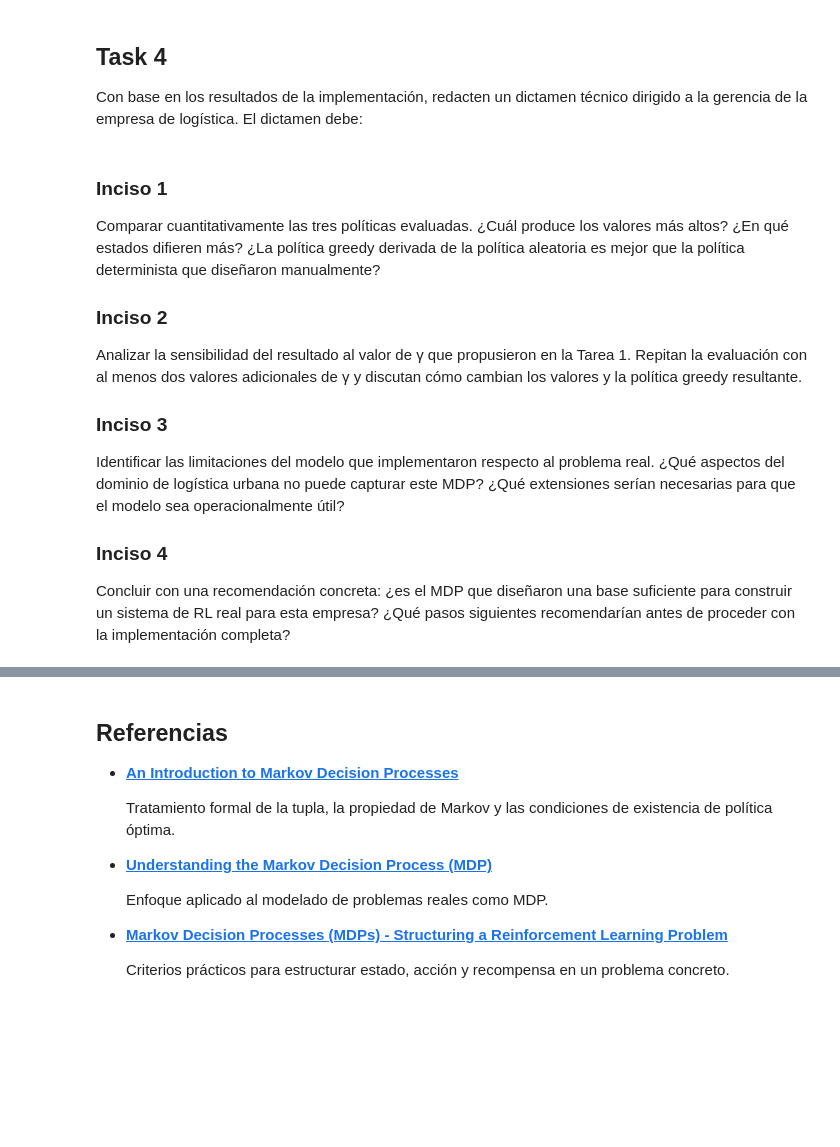
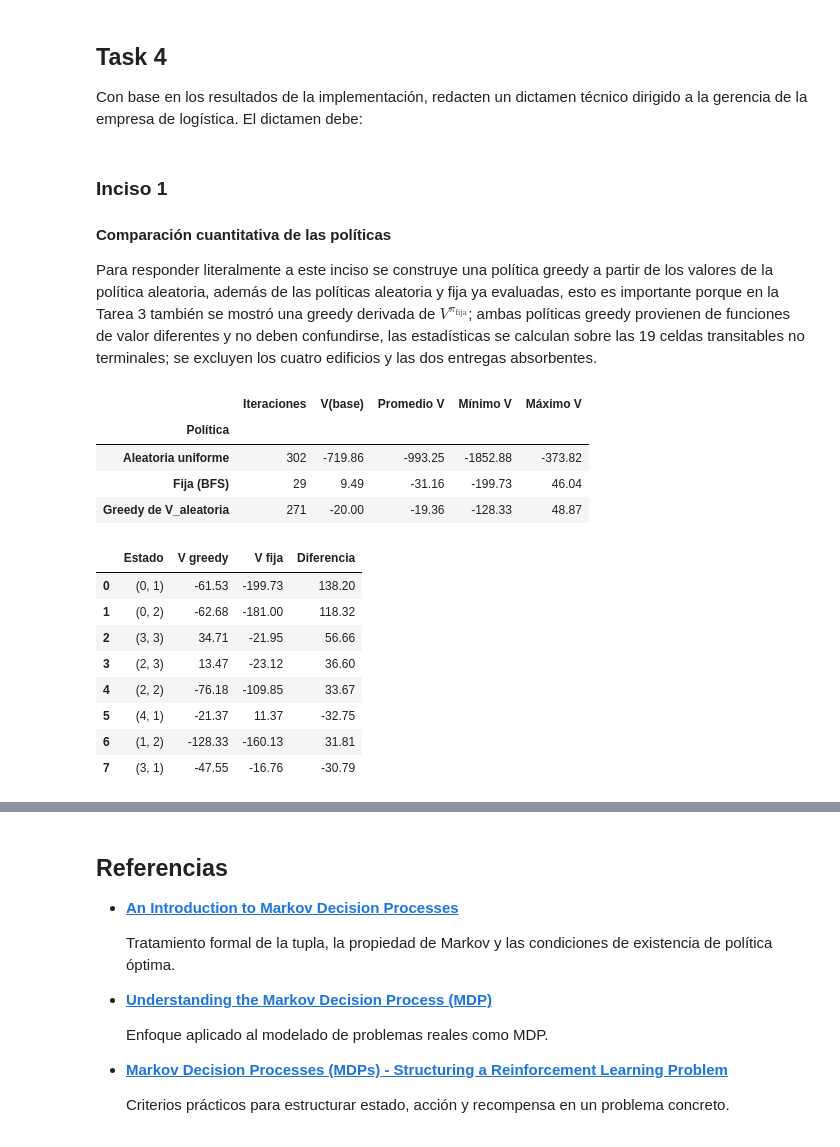
Before and after one commit to donmatthiuz/RL, a Jupyter notebook: Reporte.ipynb, the cells around one changed output, grey strips where cells are left out. Drawn from its saved outputs; the diff is of its cells as text; code cells hidden in the pictures; blank space fills up the shorter version.

```diff
--- a/Reporte.ipynb
+++ b/Reporte.ipynb
@@ -640,16 +640,59 @@ Con base en los resultados de la implementación, redacten un dictamen técnico
 # %% [markdown]
 ### Inciso 1
 
-Comparar cuantitativamente las tres políticas evaluadas. ¿Cuál produce los valores más altos? ¿En qué estados difieren más? ¿La política greedy derivada de la política aleatoria es mejor que la política determinista que diseñaron manualmente?
+#### Comparación cuantitativa de las políticas
 
-### Inciso 2
-
-Analizar la sensibilidad del resultado al valor de γ que propusieron en la Tarea 1. Repitan la evaluación con al menos dos valores adicionales de γ y discutan cómo cambian los valores y la política greedy resultante.
-
-### Inciso 3
-
-Identificar las limitaciones del modelo que implementaron respecto al problema real. ¿Qué aspectos del dominio de logística urbana no puede capturar este MDP? ¿Qué extensiones serían necesarias para que el modelo sea operacionalmente útil?
-
-### Inciso 4
-
-Concluir con una recomendación concreta: ¿es el MDP que diseñaron una base suficiente para construir un sistema de RL real para esta empresa? ¿Qué pasos siguientes recomendarían antes de proceder con la implementación completa?
+Para responder literalmente a este inciso se construye una política greedy a partir de los valores de la política aleatoria, además de las políticas aleatoria y fija ya evaluadas, esto es importante porque en la Tarea 3 también se mostró una greedy derivada de $V^{\pi_{\text{fija}}}$; ambas políticas greedy provienen de funciones de valor diferentes y no deben confundirse, las estadísticas se calculan sobre las 19 celdas transitables no terminales; se excluyen los cuatro edificios y las dos entregas absorbentes.
+# %%
+# Política greedy solicitada en la Task 4: derivada de V de la política aleatoria.
+pi_greedy_random = greedy_policy_from_values(mdp, V_random, GAMMA)
+V_greedy_random, it_greedy_random = policy_evaluation(
+    mdp, pi_greedy_random, GAMMA, THETA
+)
+
+states_report = [s for s in mdp.states
+                 if not mdp.is_terminal(s) and s not in OBSTACLES]
+
+def policy_metrics(name, V, iterations):
+    values = np.array([V[s] for s in states_report])
+    return {
+        "Política": name,
+        "Iteraciones": iterations,
+        "V(base)": V[BASE],
+        "Promedio V": values.mean(),
+        "Mínimo V": values.min(),
+        "Máximo V": values.max(),
+    }
+
+comparison = pd.DataFrame([
+    policy_metrics("Aleatoria uniforme", V_random, it_random),
+    policy_metrics("Fija (BFS)", V_fixed, it_fixed),
+    policy_metrics("Greedy de V_aleatoria", V_greedy_random, it_greedy_random),
+]).set_index("Política").round(2)
+display(comparison)
+
+# Estados con mayor diferencia absoluta entre la greedy y la fija.
+largest_differences = sorted(
+    ((s, V_greedy_random[s], V_fixed[s],
+      V_greedy_random[s] - V_fixed[s]) for s in states_report),
+    key=lambda row: abs(row[3]), reverse=True
+)[:8]
+display(pd.DataFrame(
+    largest_differences,
+    columns=["Estado", "V greedy", "V fija", "Diferencia"]
+).round(2))
+# %% [output]
+|  | Iteraciones | V(base) | Promedio V | Mínimo V | Máximo V |
+| Política |  |  |  |  |  |
+| Aleatoria uniforme | 302 | -719.86 | -993.25 | -1852.88 | -373.82 |
+| Fija (BFS) | 29 | 9.49 | -31.16 | -199.73 | 46.04 |
+| Greedy de V_aleatoria | 271 | -20.00 | -19.36 | -128.33 | 48.87 |
+|  | Estado | V greedy | V fija | Diferencia |
+| 0 | (0, 1) | -61.53 | -199.73 | 138.20 |
+| 1 | (0, 2) | -62.68 | -181.00 | 118.32 |
+| 2 | (3, 3) | 34.71 | -21.95 | 56.66 |
+| 3 | (2, 3) | 13.47 | -23.12 | 36.60 |
+| 4 | (2, 2) | -76.18 | -109.85 | 33.67 |
+| 5 | (4, 1) | -21.37 | 11.37 | -32.75 |
+| 6 | (1, 2) | -128.33 | -160.13 | 31.81 |
+| 7 | (3, 1) | -47.55 | -16.76 | -30.79 |
```
Also changed, not shown: parts of 7 cells of this notebook, 1 other file.
